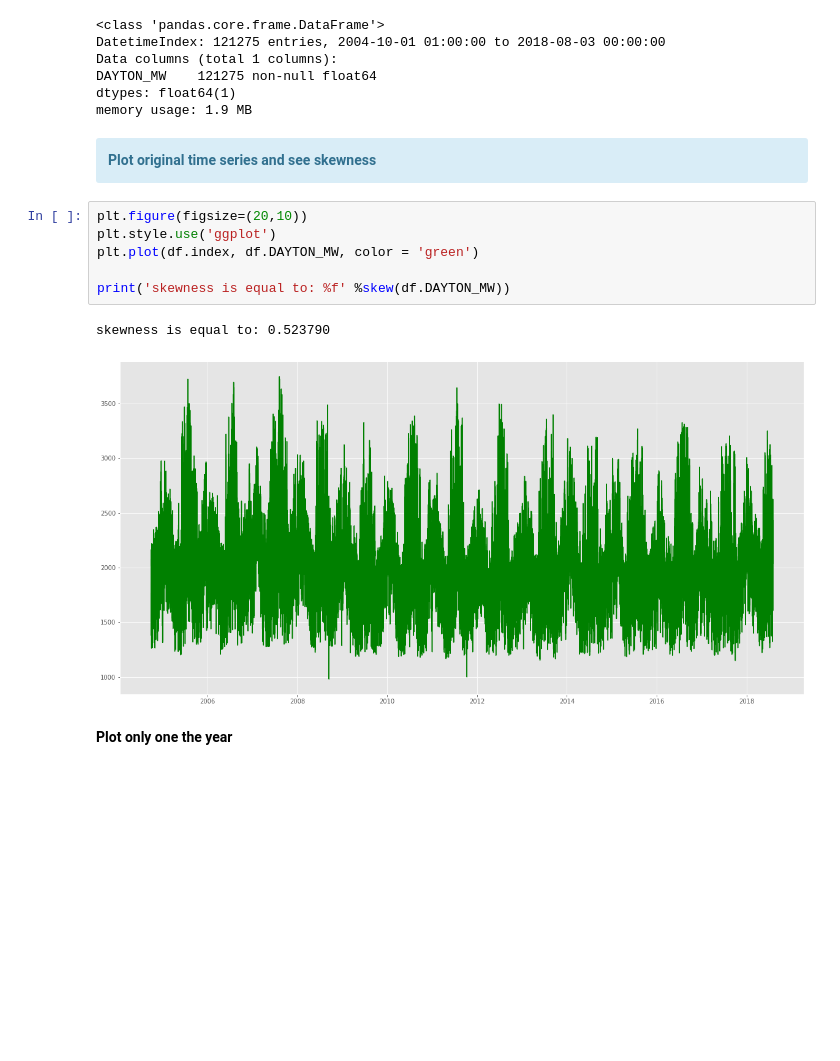
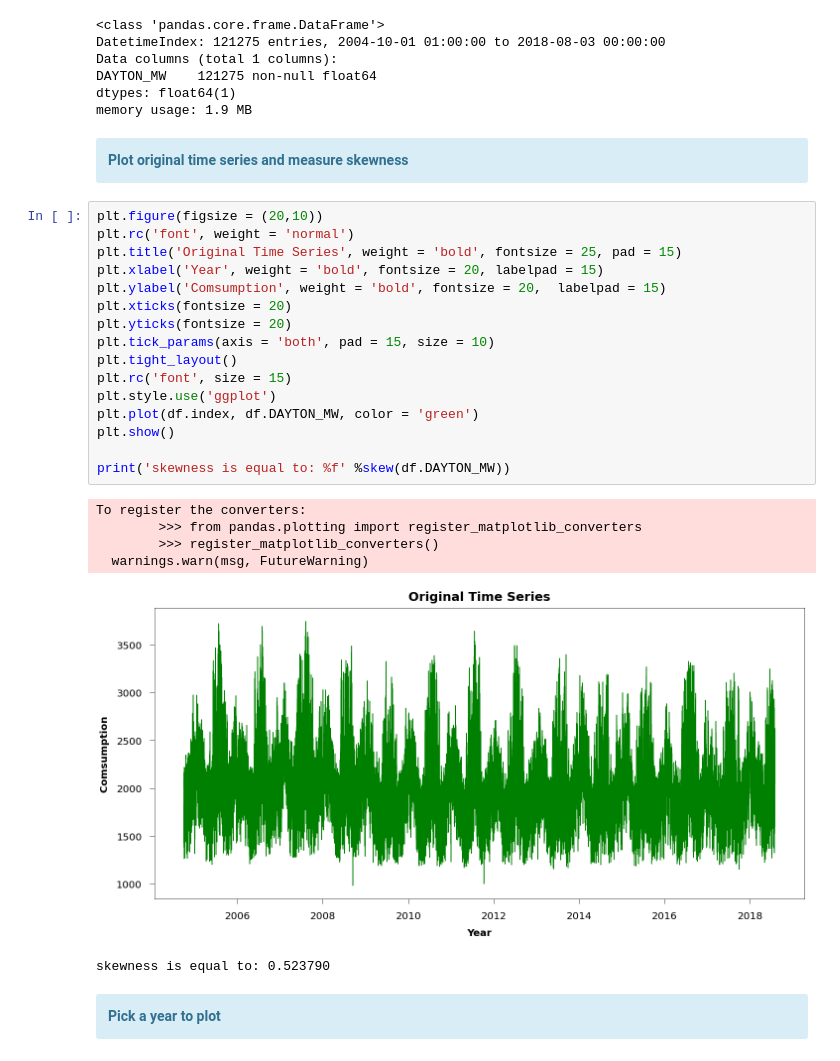
Before and after one commit to Empanator/Electric_energy_consumption_of_Dayton, a Jupyter notebook: Electric energy consumption.ipynb, the cells around one changed output. Saved outputs shown, nothing was run; the diff lists cells and outputs as text; blank space fills up the shorter version.

```diff
--- a/Electric energy consumption.ipynb
+++ b/Electric energy consumption.ipynb
@@ -45,19 +44,35 @@ dtypes: float64(1)
 memory usage: 1.9 MB
 # %% [markdown]
 <div class="alert alert-block alert-info">
-<b>Plot original time series and see skewness</b>
+<b>Plot original time series and measure skewness</b>
 </div>
 # %%
-plt.figure(figsize=(20,10))
+plt.figure(figsize = (20,10))
+plt.rc('font', weight = 'normal')
+plt.title('Original Time Series', weight = 'bold', fontsize = 25, pad = 15)
+plt.xlabel('Year', weight = 'bold', fontsize = 20, labelpad = 15)
+plt.ylabel('Comsumption', weight = 'bold', fontsize = 20,  labelpad = 15)
+plt.xticks(fontsize = 20)
+plt.yticks(fontsize = 20)
+plt.tick_params(axis = 'both', pad = 15, size = 10)
+plt.tight_layout()
+plt.rc('font', size = 15)
 plt.style.use('ggplot')
 plt.plot(df.index, df.DAYTON_MW, color = 'green')
+plt.show()
 
 print('skewness is equal to: %f' %skew(df.DAYTON_MW))
 # %% [output]
-skewness is equal to: 0.523790
+To register the converters:
+        >>> from pandas.plotting import register_matplotlib_converters
+        >>> register_matplotlib_converters()
+  warnings.warn(msg, FutureWarning)
-[figure, old version]
+[figure, new version]
+skewness is equal to: 0.523790
-# %% [markdown]
-**Plot only one the year**
+# %% [markdown]
+<div class="alert alert-block alert-info">
+<b>Pick a year to plot</b>
+</div>
 # %%
 year = int(input("Type the year you want from 2004 to 2018: "))
 if year > 2003 and year < 2019:
```
Also changed, not shown: parts of 7 cells of this notebook.
